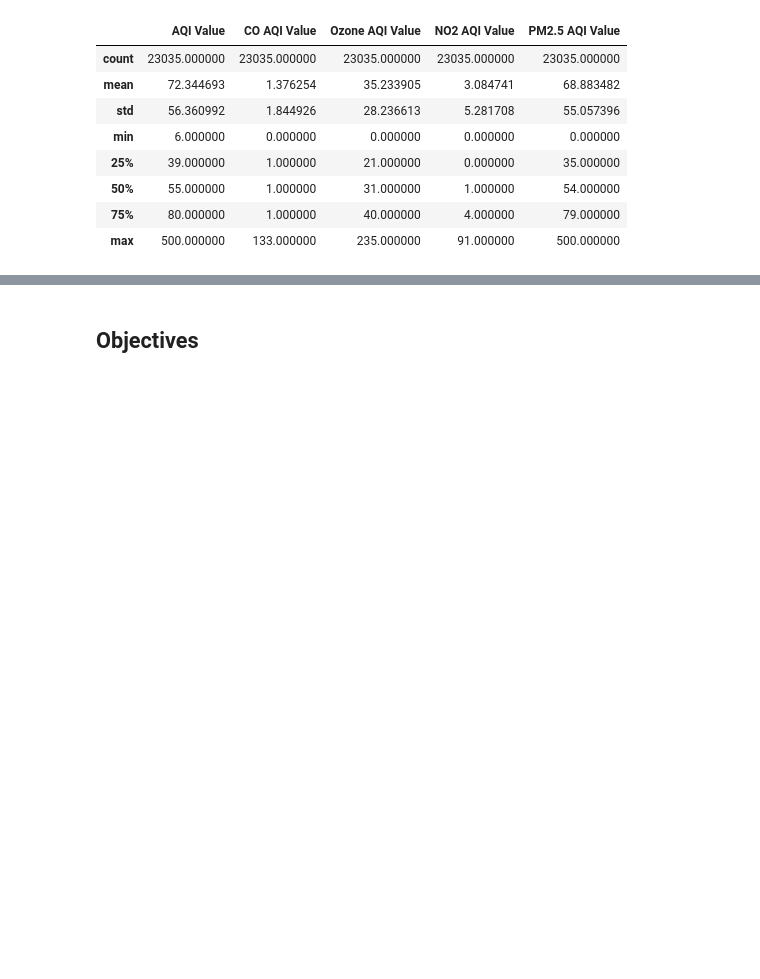
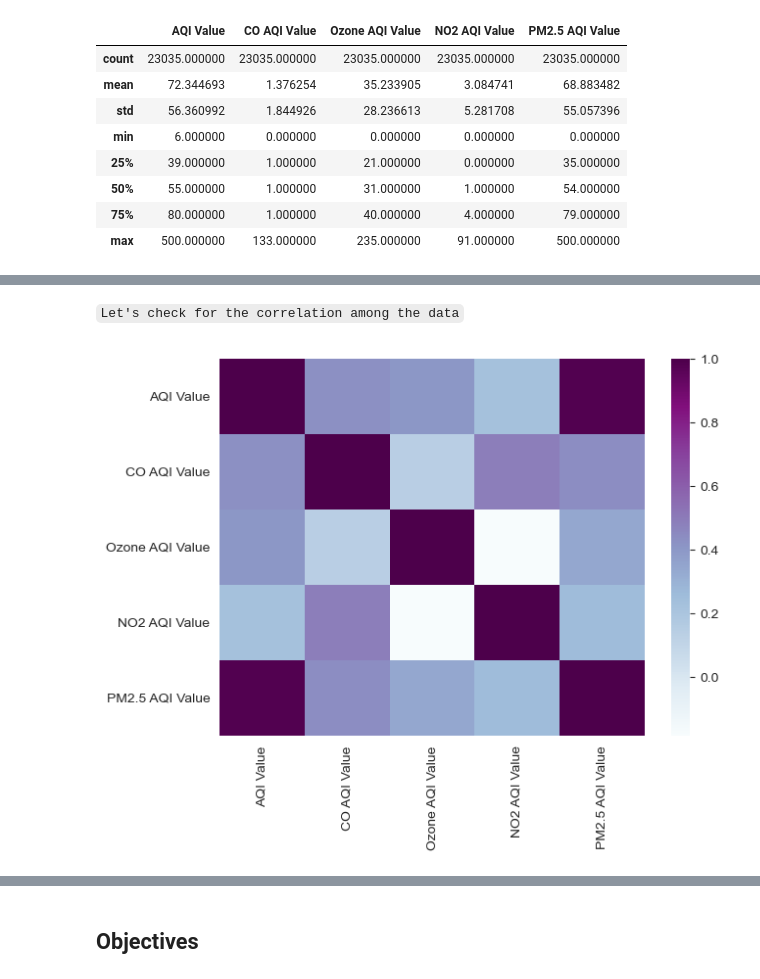
Before and after one commit to BSU04/Global-Air-Quality-Prediction, a Jupyter notebook: gap-eda.ipynb, the cells around one changed output, grey strips where cells are left out. Cells and saved outputs as stored; diff of their text form; code cells hidden in the pictures; blank space fills up the shorter version.

```diff
--- a/gap-eda.ipynb
+++ b/gap-eda.ipynb
@@ -401,0 +403,7 @@ extract_10.plot(kind='barh',cmap="plasma");
+# %% [markdown]
+`Let's check for the correlation among the data`
+# %%
+plt.figure(figsize=(7,5))
+sns.heatmap(gap.corr(),cmap="BuPu");
+# %% [output]
+[figure, added]
```
Also changed, not shown: parts of 34 cells of this notebook.
